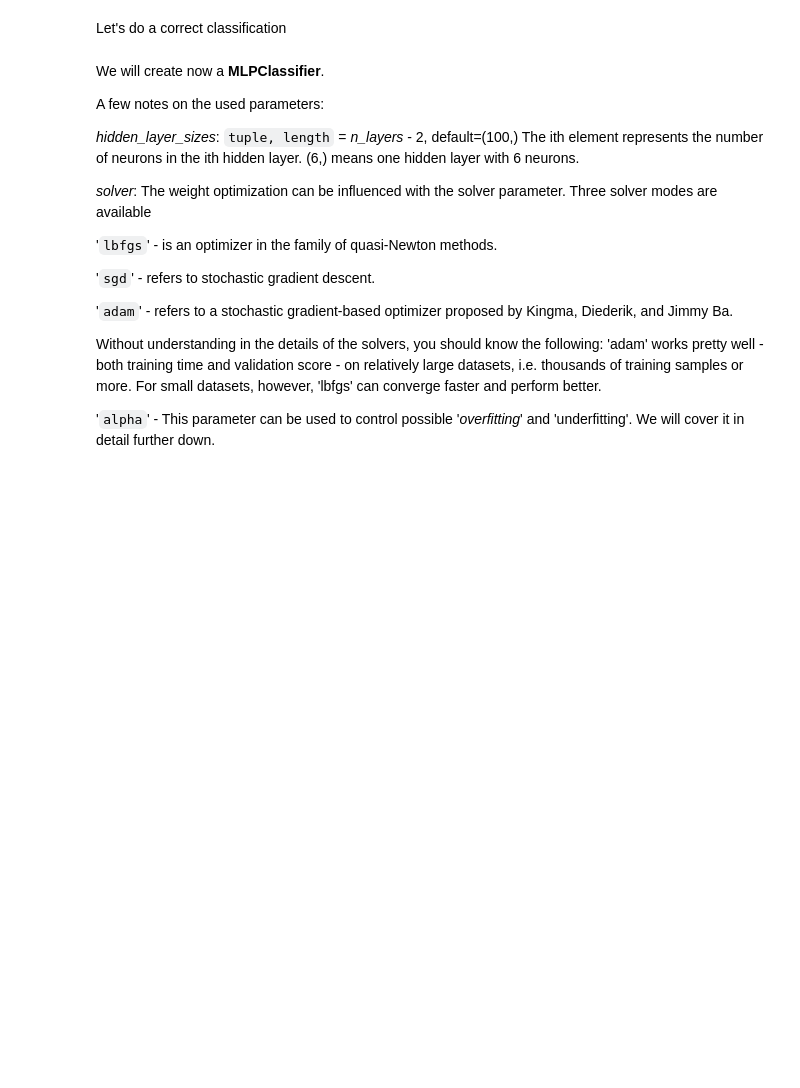
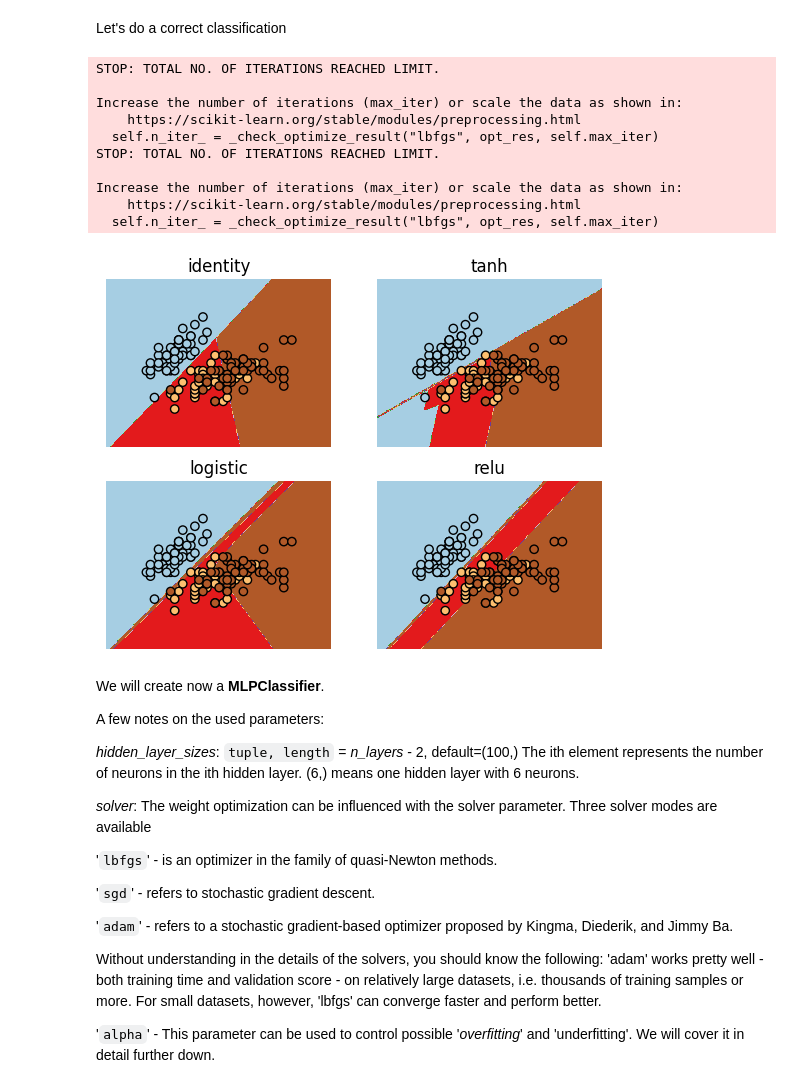
Before and after one commit to encoras/Artificial-Intelligence-Group, a Jupyter notebook: MLP_test.ipynb, the cells around one changed output. Saved outputs shown, nothing was run; the diff lists cells and outputs as text; code cells hidden in the pictures; blank space fills up the shorter version.

```diff
--- a/MLP_test.ipynb
+++ b/MLP_test.ipynb
@@ -13,6 +13,65 @@ from sklearn.model_selection import train_test_split
 from sklearn import metrics
 from matplotlib import pyplot as plt
 from sklearn.neural_network import MLPClassifier
+# %%
+iris = datasets.load_iris()
+X = iris.data[:, :2]  # we only take the first two features. We could
+                      # avoid this ugly slicing by using a two-dim dataset
+Y = iris.target
+clf_adam1 = MLPClassifier(solver='lbfgs', activation='identity',  alpha=1e-5, hidden_layer_sizes=(3,3), random_state=123).fit(X, Y)
+clf_adam2 = MLPClassifier(solver='lbfgs', activation='tanh',      alpha=1e-5, hidden_layer_sizes=(3,3), random_state=123).fit(X, Y)
+clf_adam3 = MLPClassifier(solver='lbfgs', activation='logistic',  alpha=1e-5, hidden_layer_sizes=(3,3), random_state=123).fit(X, Y)
+clf_adam4 = MLPClassifier(solver='lbfgs', activation='relu',      alpha=1e-5, hidden_layer_sizes=(3,3), random_state=123).fit(X, Y)
+
+import numpy as np
+import pylab as pl
+# Let's plot 2D mesh grid with division hiperplanes
+h = .02  # step size in the mesh
+
+# create a mesh to plot in
+x_min, x_max = X[:, 0].min() - 1, X[:, 0].max() + 1
+y_min, y_max = X[:, 1].min() - 1, X[:, 1].max() + 1
+xx, yy = np.meshgrid(np.arange(x_min, x_max, h),
+                     np.arange(y_min, y_max, h))
+# title for the plots
+titles = ['identity',
+          'tanh',
+          'logistic',
+          'relu']
+
+
+pl.set_cmap(pl.cm.Paired)
+
+for i, clf in enumerate((clf_adam1, clf_adam2, clf_adam3, clf_adam4)):
+    # Plot the decision boundary. For that, we will asign a color to each
+    # point in the mesh [x_min, m_max]x[y_min, y_max].
+    pl.subplot(2, 2, i + 1)
+    Z = clf.predict(np.c_[xx.ravel(), yy.ravel()])
+
+    # Put the result into a color plot
+    Z = Z.reshape(xx.shape)
+    pl.set_cmap(pl.cm.Paired)
+    pl.contourf(xx, yy, Z)
+    pl.axis('off')
+
+    # Plot also the training points
+    pl.scatter(X[:, 0], X[:, 1], c=Y.astype(float), cmap=pl.cm.Paired, edgecolors='k')#c=[0,0,0])
+
+    pl.title(titles[i])
+
+pl.show()
+# %% [output]
+STOP: TOTAL NO. OF ITERATIONS REACHED LIMIT.
+
+Increase the number of iterations (max_iter) or scale the data as shown in:
+    https://scikit-learn.org/stable/modules/preprocessing.html
+  self.n_iter_ = _check_optimize_result("lbfgs", opt_res, self.max_iter)
+STOP: TOTAL NO. OF ITERATIONS REACHED LIMIT.
+
+Increase the number of iterations (max_iter) or scale the data as shown in:
+    https://scikit-learn.org/stable/modules/preprocessing.html
+  self.n_iter_ = _check_optimize_result("lbfgs", opt_res, self.max_iter)
+[figure, added]
 # %%
 # Load IRIS
 X, y = datasets.load_iris(return_X_y=True)
```
Also changed, not shown: parts of 2 cells of this notebook.
